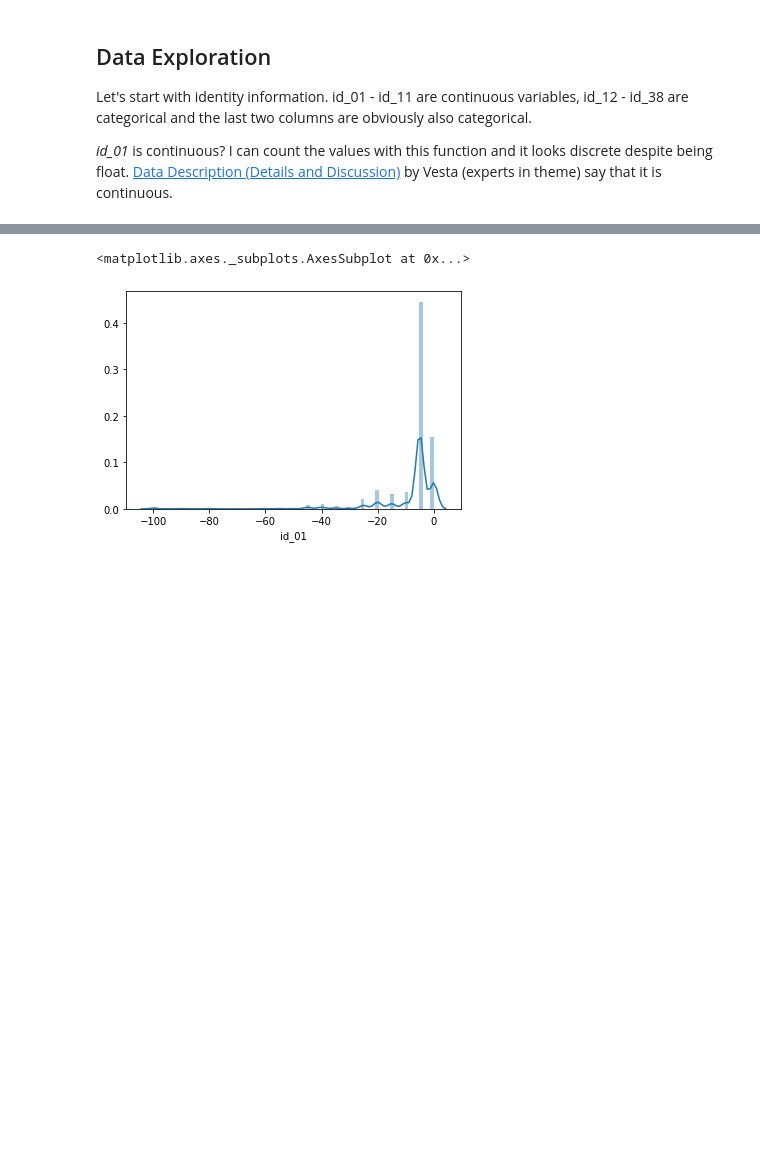
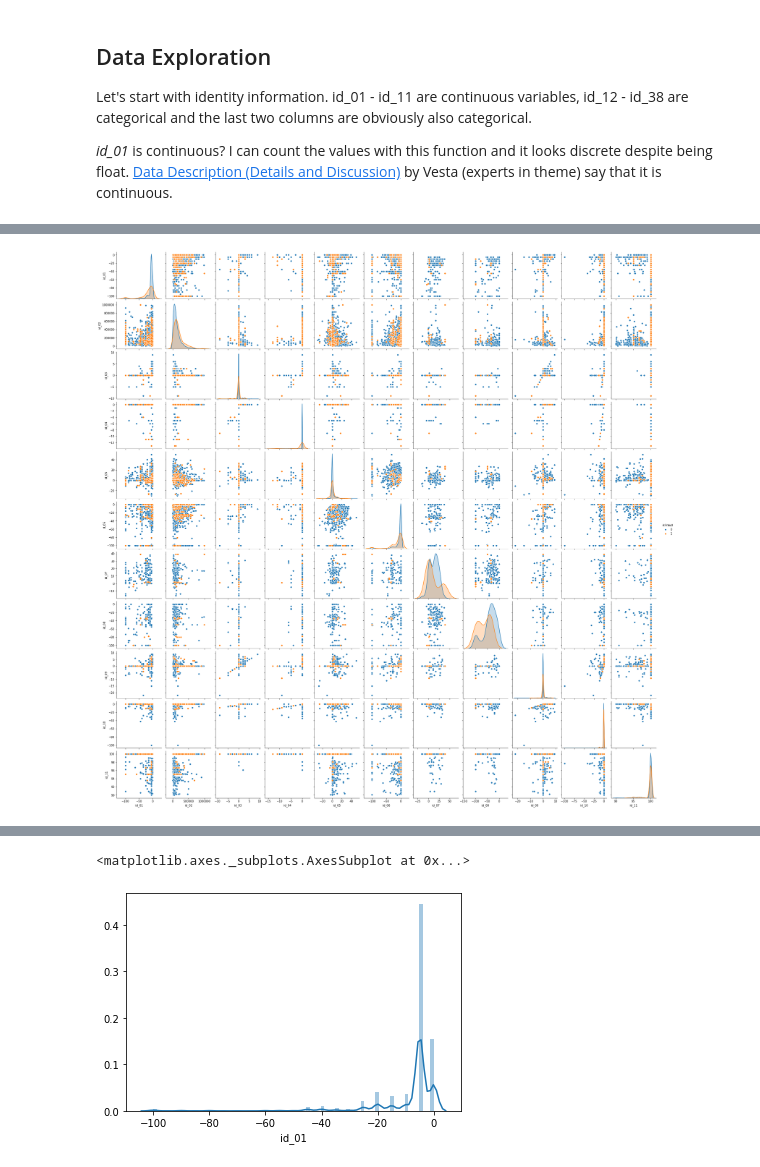
Before and after one commit to CamiVasz/aprendizaje-estadistico, a Jupyter notebook: ieee-fraud-detection/working/data_exploration.ipynb, the cells around one changed output, grey strips where cells are left out. Cells and saved outputs as stored; diff of their text form; code cells hidden in the pictures; blank space fills up the shorter version.

```diff
--- a/ieee-fraud-detection/working/data_exploration.ipynb
+++ b/ieee-fraud-detection/working/data_exploration.ipynb
@@ -88,3 +102,8 @@ Let's start with identity information. id_01 - id_11 are continuous variables, i
 
 *id_01* is continuous? I can count the values with this function and it looks discrete despite being float.
 [Data Description (Details and Discussion)](https://www.kaggle.com/c/ieee-fraud-detection/discussion/101203) by Vesta (experts in theme) say that it is continuous.
+# %%
+continuous_variables = [f'id_{i:02d}' for i in range(1, 12)] # Fill the zero before
+categorical_variables = [f'id_{i:02d}' for i in range(12, 39)]
+categorical_variables.append('DeviceType')
+categorical_variables.append('DeviceInfo')
@@ -90,0 +140,4 @@ Let's start with identity information. id_01 - id_11 are continuous variables, i
+# %%
+g = sns.pairplot(train_ids_cont, hue="isFraud",diag_kind="kde", height=2.5)
+# %% [output]
+[figure, added]
```
Also changed, not shown: parts of 23 cells of this notebook.
